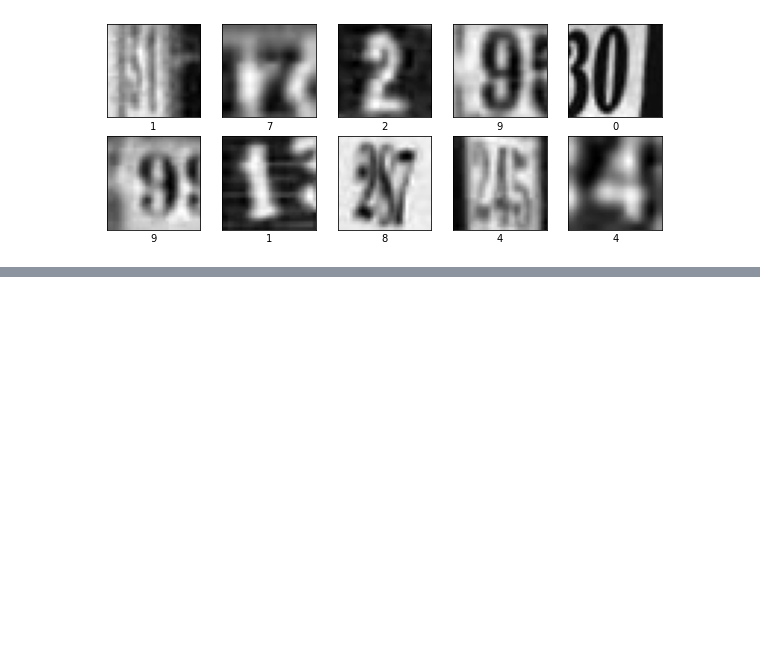
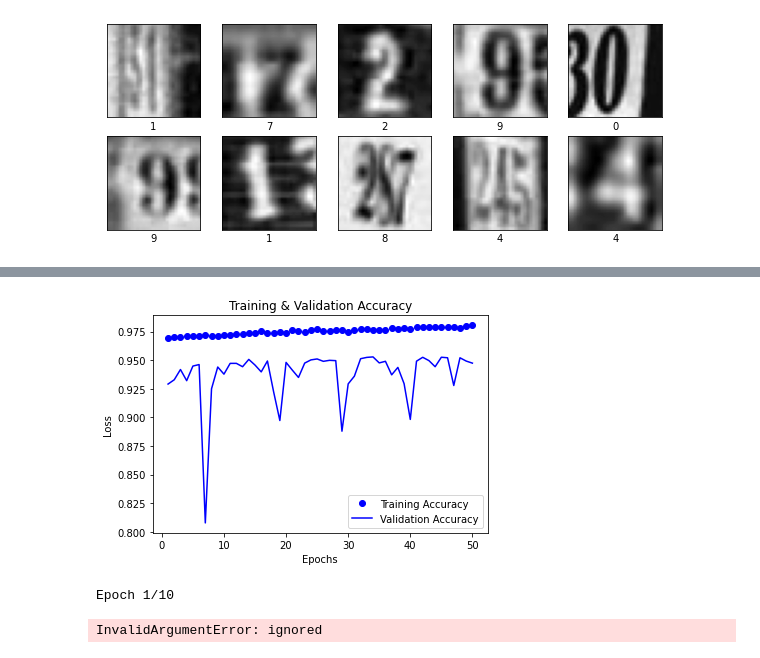
Before and after one commit to smagadi/AIML, a Jupyter notebook: DeepLearning/GoogleSVHN/GoogleSVHN.ipynb, the cells around one changed output, grey strips where cells are left out. Saved outputs shown, nothing was run; the diff lists cells and outputs as text; code cells hidden in the pictures; blank space fills up the shorter version.

```diff
--- a/DeepLearning/GoogleSVHN/GoogleSVHN.ipynb
+++ b/DeepLearning/GoogleSVHN/GoogleSVHN.ipynb
@@ -192,0 +231,15 @@ plt.show()
+# %%
+plt.clf()
+
+acc=history_dict['accuracy']
+val_acc=history_dict['val_accuracy']
+
+plt.plot(epochs,acc,'bo',label='Training Accuracy')
+plt.plot(epochs,val_acc,'b',label='Validation Accuracy')
+plt.title('Training & Validation Accuracy')
+plt.xlabel('Epochs')
+plt.ylabel('Loss')
+plt.legend()
+plt.show()
+# %% [output]
+[figure, added]
@@ -192,0 +262,6 @@ plt.show()
+# %%
+history = model.fit(X_train, y_train, epochs=10,batch_size= 128,validation_data=(X_val,y_val)
+          )
+# %% [output]
+Epoch 1/10
+InvalidArgumentError: ignored
```
Also changed, not shown: parts of 13 cells of this notebook.
